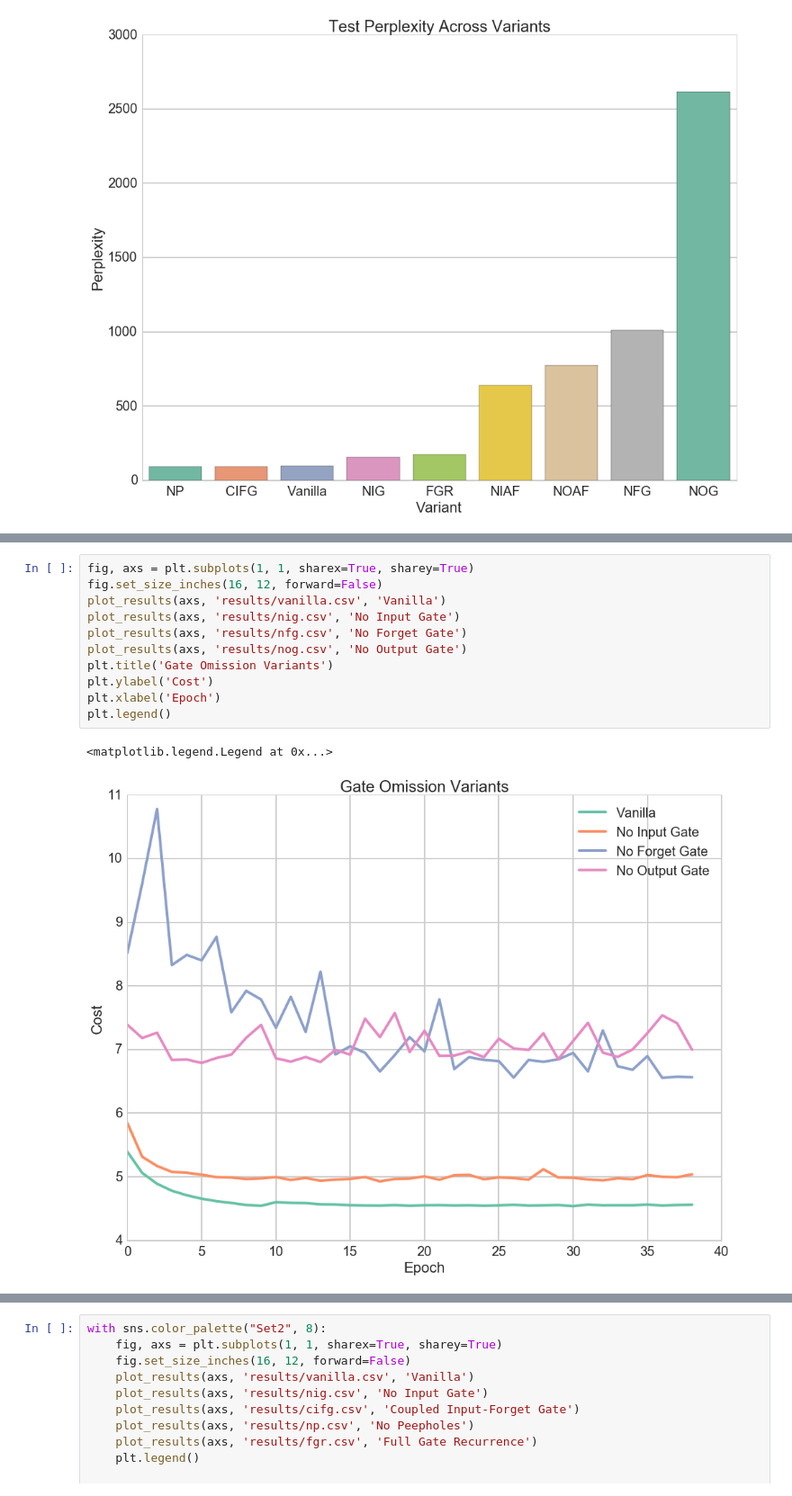
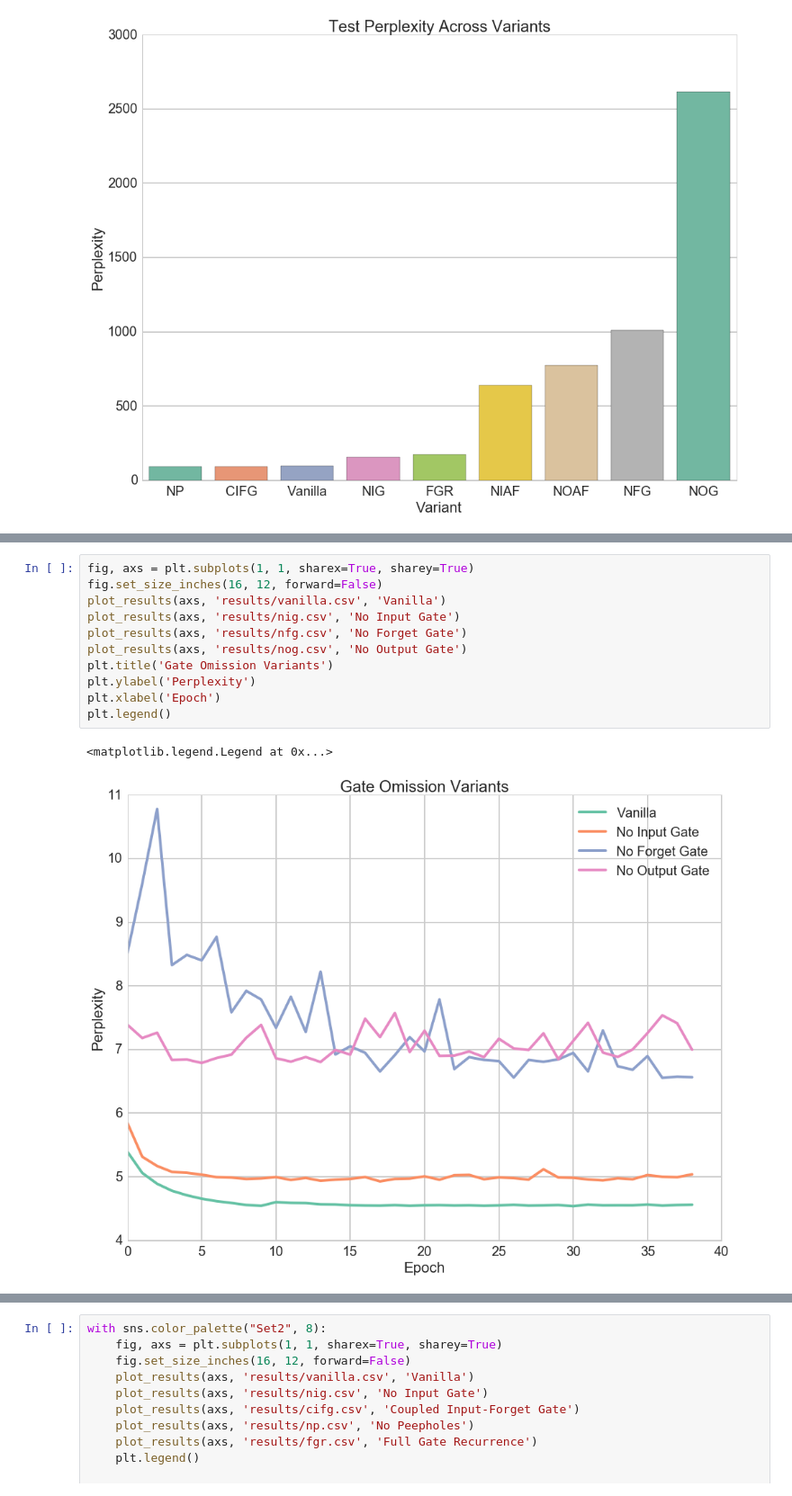
Before and after one commit to fomorians/lstm-odyssey, a Jupyter notebook: Results.ipynb, the cells around one changed output, grey strips where cells are left out. Shown at 90% size. Cells and saved outputs as stored; diff of their text form.

```diff
--- a/Results.ipynb
+++ b/Results.ipynb
@@ -52,17 +58,17 @@ plt.legend()
 # %%
 fig, axs = plt.subplots(1, 1, sharex=True, sharey=True)
 fig.set_size_inches(16, 12, forward=False)
 plot_results(axs, 'results/vanilla.csv', 'Vanilla')
 plot_results(axs, 'results/nig.csv', 'No Input Gate')
 plot_results(axs, 'results/nfg.csv', 'No Forget Gate')
 plot_results(axs, 'results/nog.csv', 'No Output Gate')
 plt.title('Gate Omission Variants')
-plt.ylabel('Cost')
+plt.ylabel('Perplexity')
 plt.xlabel('Epoch')
 plt.legend()
 # %% [output]
 <matplotlib.legend.Legend at 0x...>
-[figure, old version]
+[figure, new version]
 # %%
 fig, axs = plt.subplots(1, 1, sharex=True, sharey=True)
 fig.set_size_inches(16, 12, forward=False)
```
Also changed, not shown: parts of 5 cells of this notebook.
